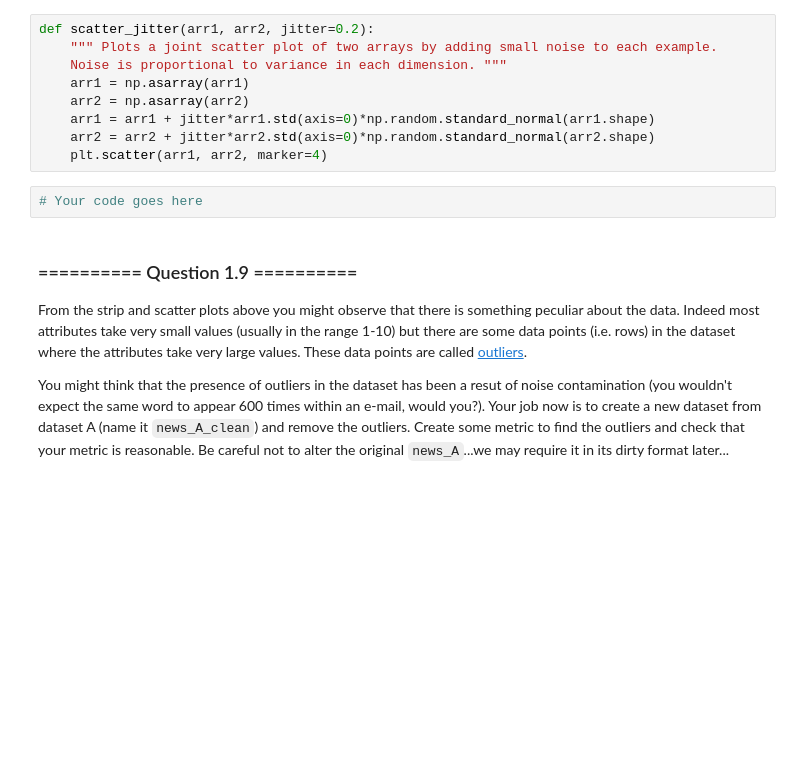
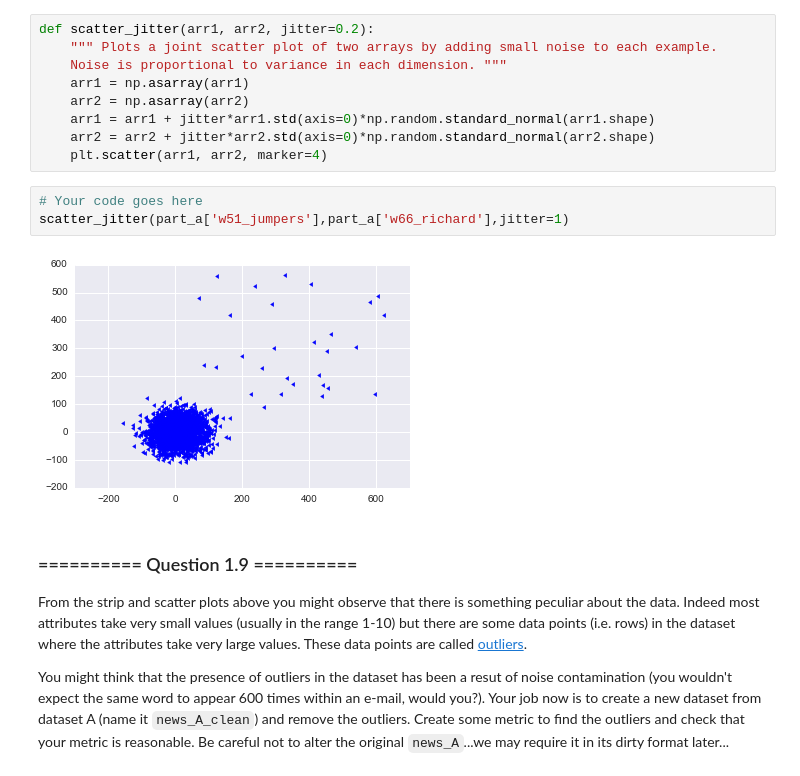
Before and after one commit to richardharmadi/iaml, a Jupyter notebook: 03_Assignment_1.ipynb, the cells around one changed output. Drawn from its saved outputs; the diff is of its cells as text; blank space fills up the shorter version.

```diff
--- a/03_Assignment_1.ipynb
+++ b/03_Assignment_1.ipynb
@@ -134,6 +201,9 @@ def scatter_jitter(arr1, arr2, jitter=0.2):
     plt.scatter(arr1, arr2, marker=4)
 # %%
 # Your code goes here
+scatter_jitter(part_a['w51_jumpers'],part_a['w66_richard'],jitter=1)
+# %% [output]
+[figure, added]
 # %% [markdown]
 ### ========== Question 1.9 ==========
 From the strip and scatter plots above you might observe that there is something peculiar about the data. Indeed most attributes take very small values (usually in the range 1-10) but there are some data points (i.e. rows) in the dataset where the attributes take very large values. These data points are called [outliers](https://en.wikipedia.org/wiki/Outlier).
```
Also changed, not shown: parts of 22 cells of this notebook.
